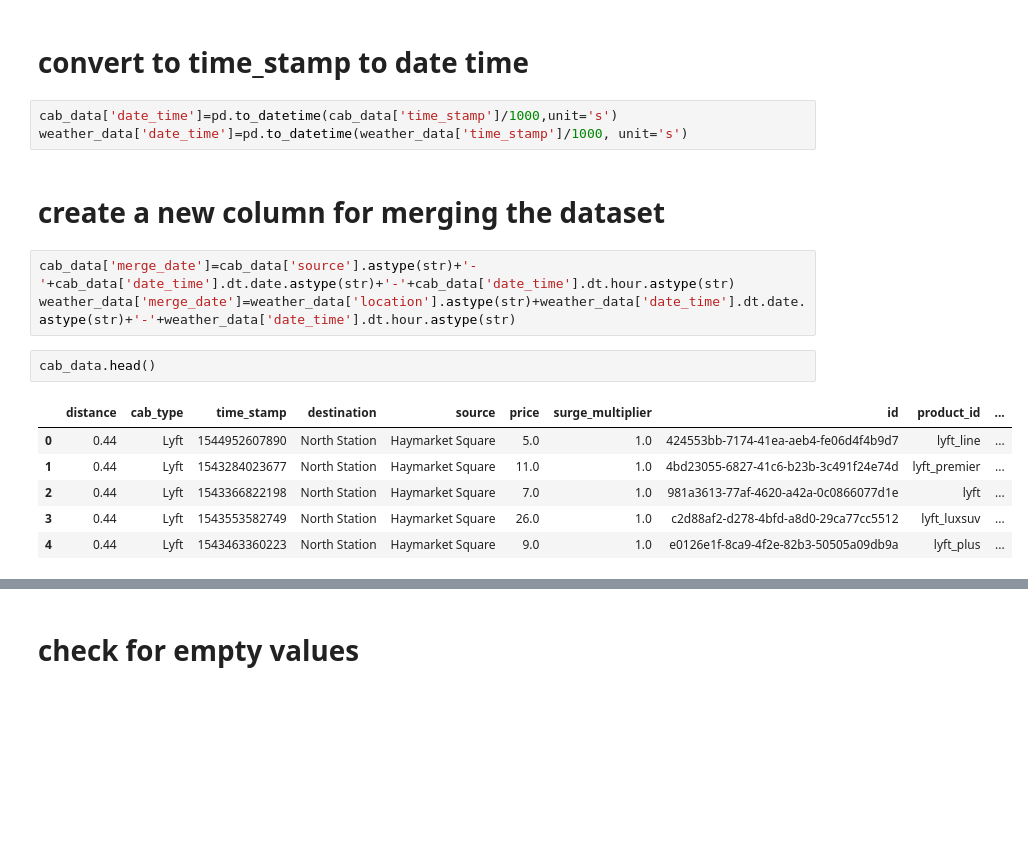
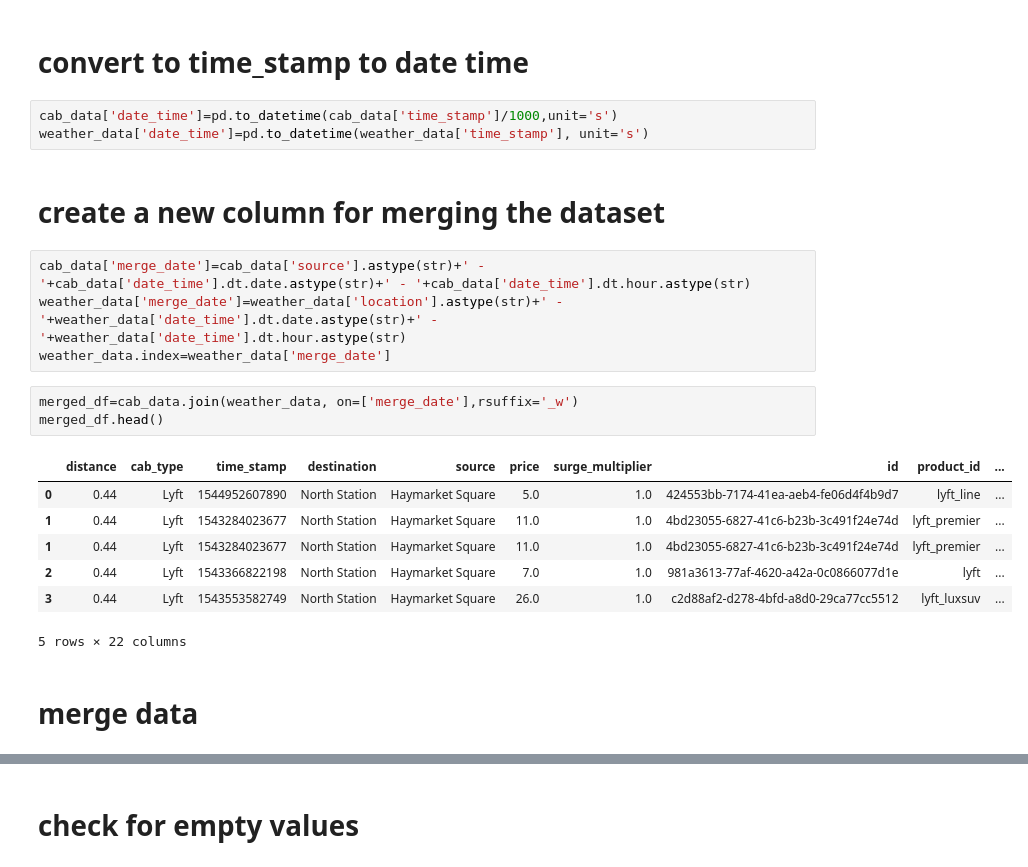
Before and after one commit to Immortal-Pi/SurgeSense, a Jupyter notebook: research/research.ipynb, the cells around one changed output, grey strips where cells are left out. Saved outputs shown, nothing was run; the diff lists cells and outputs as text; blank space fills up the shorter version.

```diff
--- a/research/research.ipynb
+++ b/research/research.ipynb
@@ -31,18 +32,23 @@ cab_data.head(), weather_data.head()
 # convert to time_stamp to date time
 # %%
 cab_data['date_time']=pd.to_datetime(cab_data['time_stamp']/1000,unit='s')
-weather_data['date_time']=pd.to_datetime(weather_data['time_stamp']/1000, unit='s')
+weather_data['date_time']=pd.to_datetime(weather_data['time_stamp'], unit='s')
 # %% [markdown]
 # create a new column for merging the dataset
 # %%
-cab_data['merge_date']=cab_data['source'].astype(str)+'-'+cab_data['date_time'].dt.date.astype(str)+'-'+cab_data['date_time'].dt.hour.astype(str)
-weather_data['merge_date']=weather_data['location'].astype(str)+weather_data['date_time'].dt.date.astype(str)+'-'+weather_data['date_time'].dt.hour.astype(str)
+cab_data['merge_date']=cab_data['source'].astype(str)+' - '+cab_data['date_time'].dt.date.astype(str)+' - '+cab_data['date_time'].dt.hour.astype(str)
+weather_data['merge_date']=weather_data['location'].astype(str)+' - '+weather_data['date_time'].dt.date.astype(str)+' - '+weather_data['date_time'].dt.hour.astype(str)
+weather_data.index=weather_data['merge_date']
-# %%
-cab_data.head()
-# %% [output]
-|  | distance | cab_type | time_stamp | destination | source | price | surge_multiplier | id | product_id | ... |
-| 0 | 0.44 | Lyft | 1544952607890 | North Station | Haymarket Square | 5.0 | 1.0 | 424553bb-7174-41ea-aeb4-fe06d4f4b9d7 | lyft_line | ... |
-| 1 | 0.44 | Lyft | 1543284023677 | North Station | Haymarket Square | 11.0 | 1.0 | 4bd23055-6827-41c6-b23b-3c491f24e74d | lyft_premier | ... |
-| 2 | 0.44 | Lyft | 1543366822198 | North Station | Haymarket Square | 7.0 | 1.0 | 981a3613-77af-4620-a42a-0c0866077d1e | lyft | ... |
-| 3 | 0.44 | Lyft | 1543553582749 | North Station | Haymarket Square | 26.0 | 1.0 | c2d88af2-d278-4bfd-a8d0-29ca77cc5512 | lyft_luxsuv | ... |
-| 4 | 0.44 | Lyft | 1543463360223 | North Station | Haymarket Square | 9.0 | 1.0 | e0126e1f-8ca9-4f2e-82b3-50505a09db9a | lyft_plus | ... |
+# %%
+merged_df=cab_data.join(weather_data, on=['merge_date'],rsuffix='_w')
+merged_df.head()
+# %% [output]
+|  | distance | cab_type | time_stamp | destination | source | price | surge_multiplier | id | product_id | ... |
+| 0 | 0.44 | Lyft | 1544952607890 | North Station | Haymarket Square | 5.0 | 1.0 | 424553bb-7174-41ea-aeb4-fe06d4f4b9d7 | lyft_line | ... |
+| 1 | 0.44 | Lyft | 1543284023677 | North Station | Haymarket Square | 11.0 | 1.0 | 4bd23055-6827-41c6-b23b-3c491f24e74d | lyft_premier | ... |
+| 1 | 0.44 | Lyft | 1543284023677 | North Station | Haymarket Square | 11.0 | 1.0 | 4bd23055-6827-41c6-b23b-3c491f24e74d | lyft_premier | ... |
+| 2 | 0.44 | Lyft | 1543366822198 | North Station | Haymarket Square | 7.0 | 1.0 | 981a3613-77af-4620-a42a-0c0866077d1e | lyft | ... |
+| 3 | 0.44 | Lyft | 1543553582749 | North Station | Haymarket Square | 26.0 | 1.0 | c2d88af2-d278-4bfd-a8d0-29ca77cc5512 | lyft_luxsuv | ... |
+5 rows × 22 columns
+# %% [markdown]
+# merge data
```
Also changed, not shown: parts of 17 cells of this notebook, 1 other file.
